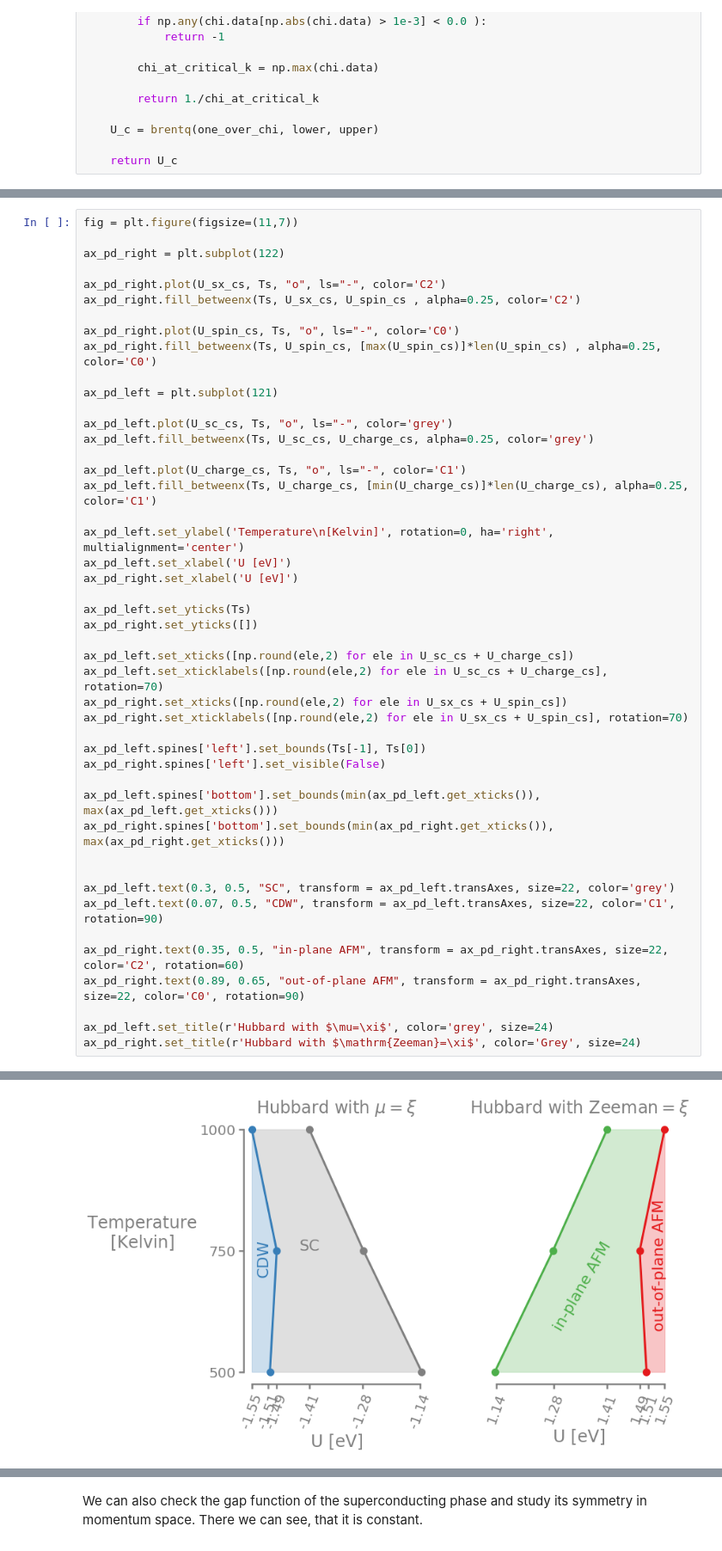
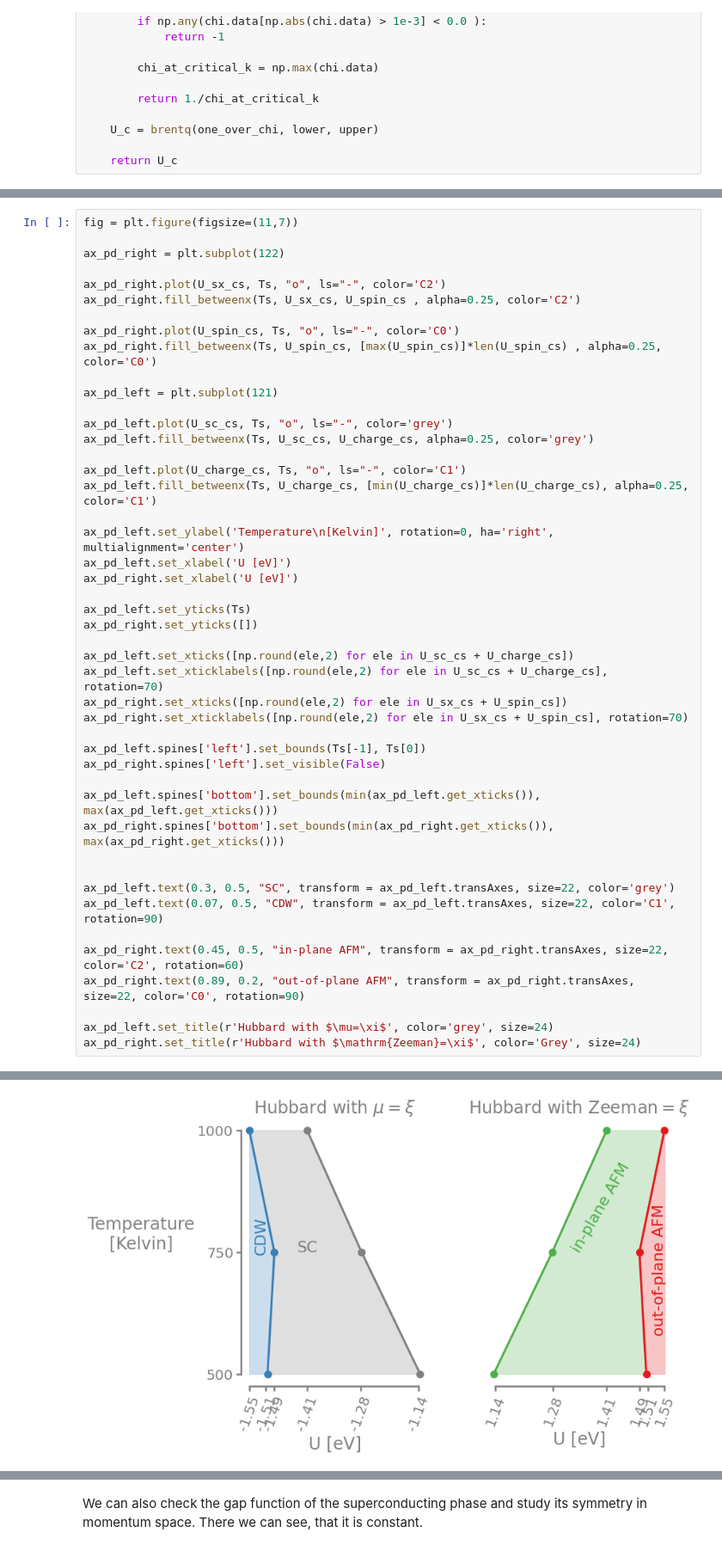
Before and after one commit to TRIQS/tprf, a Jupyter notebook: benchmark/eliashberg/particle_hole_transformation/PHT_Hubbard_Model.ipynb, the cells around one changed output, grey strips where cells are left out. Shown at 86% size. Saved outputs shown, nothing was run; the diff lists cells and outputs as text.

```diff
--- a/benchmark/eliashberg/particle_hole_transformation/PHT_Hubbard_Model.ipynb
+++ b/benchmark/eliashberg/particle_hole_transformation/PHT_Hubbard_Model.ipynb
@@ -905,8 +1036,8 @@ ax_pd_right.spines['bottom'].set_bounds(min(ax_pd_right.get_xticks()), max(ax_pd
 ax_pd_left.text(0.3, 0.5, "SC", transform = ax_pd_left.transAxes, size=22, color='grey')
 ax_pd_left.text(0.07, 0.5, "CDW", transform = ax_pd_left.transAxes, size=22, color='C1', rotation=90)
 
-ax_pd_right.text(0.35, 0.5, "in-plane AFM", transform = ax_pd_right.transAxes, size=22, color='C2', rotation=60)
-ax_pd_right.text(0.89, 0.65, "out-of-plane AFM", transform = ax_pd_right.transAxes, size=22, color='C0', rotation=90)
+ax_pd_right.text(0.45, 0.5, "in-plane AFM", transform = ax_pd_right.transAxes, size=22, color='C2', rotation=60)
+ax_pd_right.text(0.89, 0.2, "out-of-plane AFM", transform = ax_pd_right.transAxes, size=22, color='C0', rotation=90)
 
 ax_pd_left.set_title(r'Hubbard with $\mu=\xi$', color='grey', size=24)
 ax_pd_right.set_title(r'Hubbard with $\mathrm{Zeeman}=\xi$', color='Grey', size=24)
@@ -915,4 +1046,4 @@ Text(0.5,1,'Hubbard with $\\mathrm{Zeeman}=\\xi$')
-[figure, old version]
+[figure, new version]
 # %%
 fig = plt.figure(figsize=(9,5))
 
```
Also changed, not shown: parts of 25 cells of this notebook, 16 other files.
